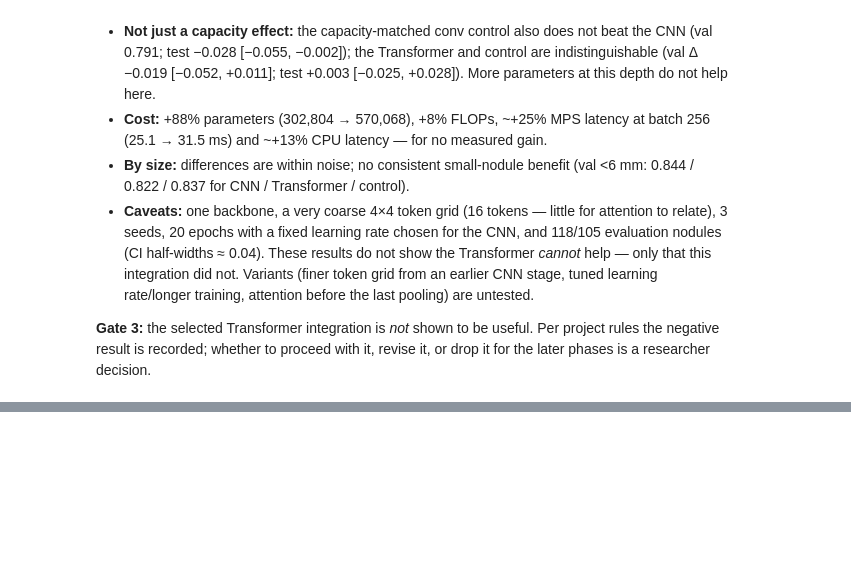
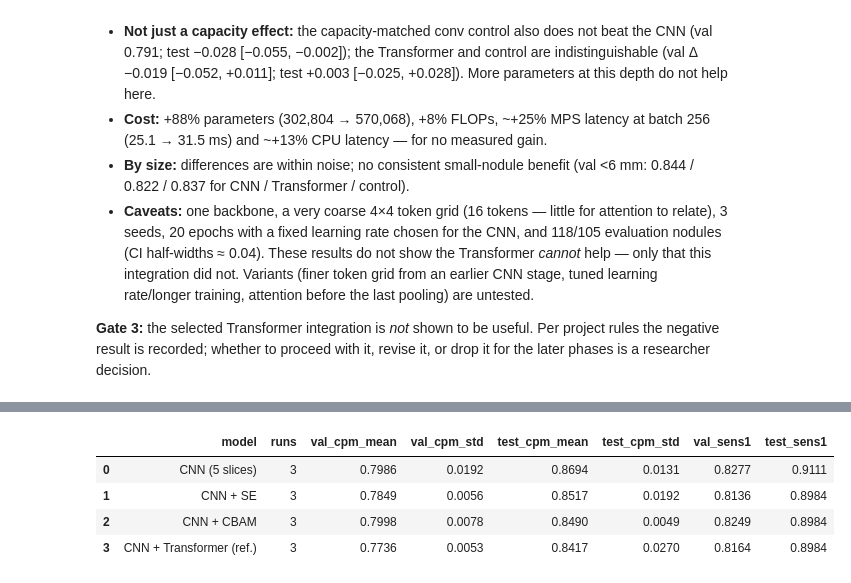
Before and after one commit to VISHAL662004/BTP, a Jupyter notebook: notebooks/05_model_analysis.ipynb, the cells around one changed output, grey strips where cells are left out. Cells and saved outputs as stored; diff of their text form; code cells hidden in the pictures; blank space fills up the shorter version.

```diff
--- a/notebooks/05_model_analysis.ipynb
+++ b/notebooks/05_model_analysis.ipynb
@@ -89,0 +95,9 @@ display(Image(f'{F}/phase7_by_size.png'))
+# %%
+P8 = json.load(open(f'{T}/phase8_comparison.json'))
+reg = pd.read_csv(f'{T}/phase8_summary.csv'); reg.round(4)
+# %% [output]
+|  | model | runs | val_cpm_mean | val_cpm_std | test_cpm_mean | test_cpm_std | val_sens1 | test_sens1 |
+| 0 | CNN (5 slices) | 3 | 0.7986 | 0.0192 | 0.8694 | 0.0131 | 0.8277 | 0.9111 |
+| 1 | CNN + SE | 3 | 0.7849 | 0.0056 | 0.8517 | 0.0192 | 0.8136 | 0.8984 |
+| 2 | CNN + CBAM | 3 | 0.7998 | 0.0078 | 0.8490 | 0.0049 | 0.8249 | 0.8984 |
+| 3 | CNN + Transformer (ref.) | 3 | 0.7736 | 0.0053 | 0.8417 | 0.0270 | 0.8164 | 0.8984 |
```
Also changed, not shown: parts of 9 cells of this notebook, 56 other files.
